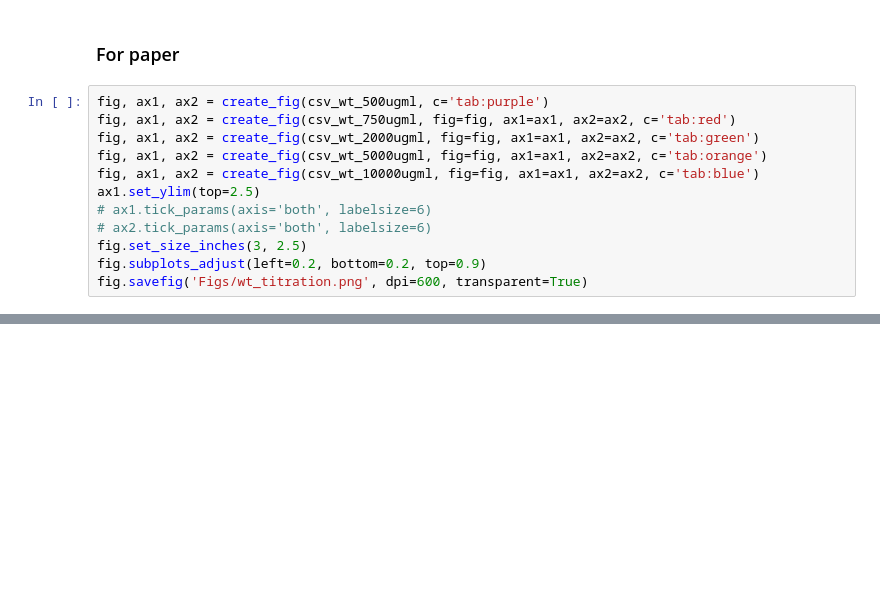
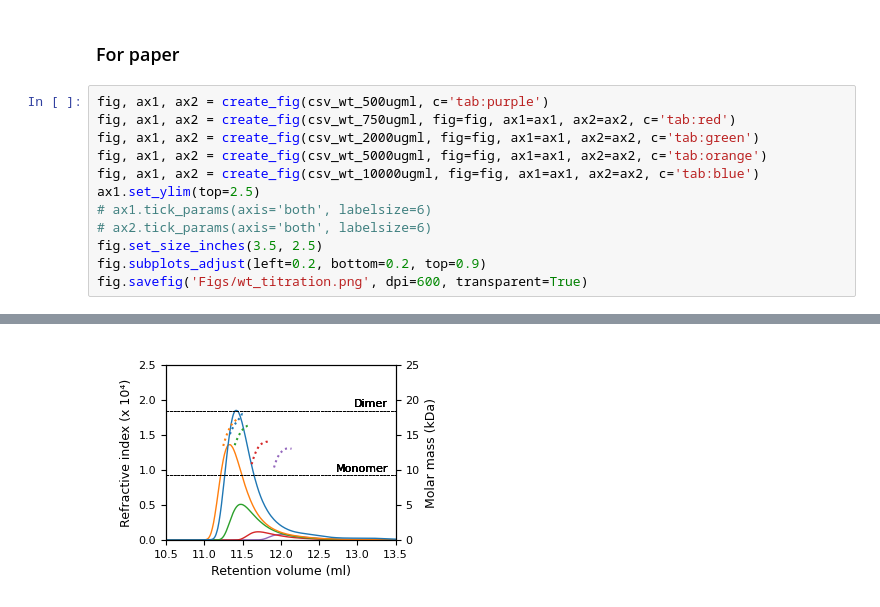
Before and after one commit to goehringlab/2023-Bland-bioRxiv, a Jupyter notebook: scripts/Downstream analysis and figures/SEC MALS/Traces_.ipynb, the cells around one changed output, grey strips where cells are left out. Cells and saved outputs as stored; diff of their text form; blank space fills up the shorter version.

```diff
--- a/scripts/Downstream analysis and figures/SEC MALS/Traces_.ipynb
+++ b/scripts/Downstream analysis and figures/SEC MALS/Traces_.ipynb
@@ -83,7 +83,7 @@ fig, ax1, ax2 = create_fig(csv_wt_10000ugml, fig=fig, ax1=ax1, ax2=ax2, c='tab:b
 ax1.set_ylim(top=2.5)
 # ax1.tick_params(axis='both', labelsize=6)
 # ax2.tick_params(axis='both', labelsize=6)
-fig.set_size_inches(3, 2.5)
+fig.set_size_inches(3.5, 2.5)
 fig.subplots_adjust(left=0.2, bottom=0.2, top=0.9)
 fig.savefig('Figs/wt_titration.png', dpi=600, transparent=True)
 # %% [output]
@@ -92,3 +90,4 @@ fig.savefig('Figs/wt_titration.png', dpi=600, transparent=True)
+[figure, added]
 # %%
 fig, ax1, ax2 = create_fig(csv_L109R, ylim1=[0, 0.1], c='tab:red')
 fig.set_size_inches(3.8,2.8)
```
Also changed, not shown: parts of 2 cells of this notebook, 3 other files.
